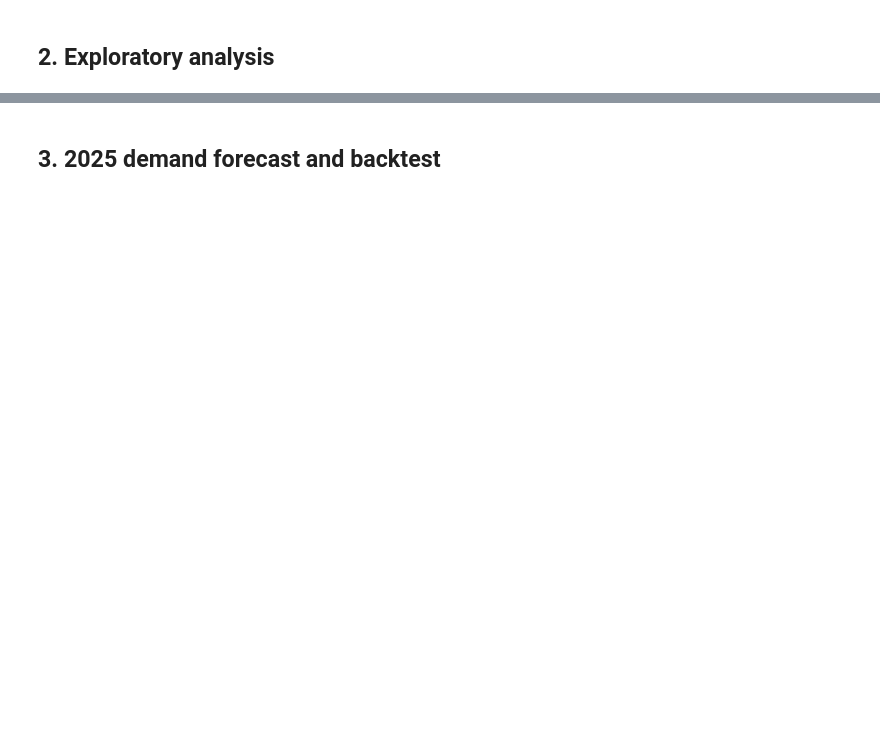
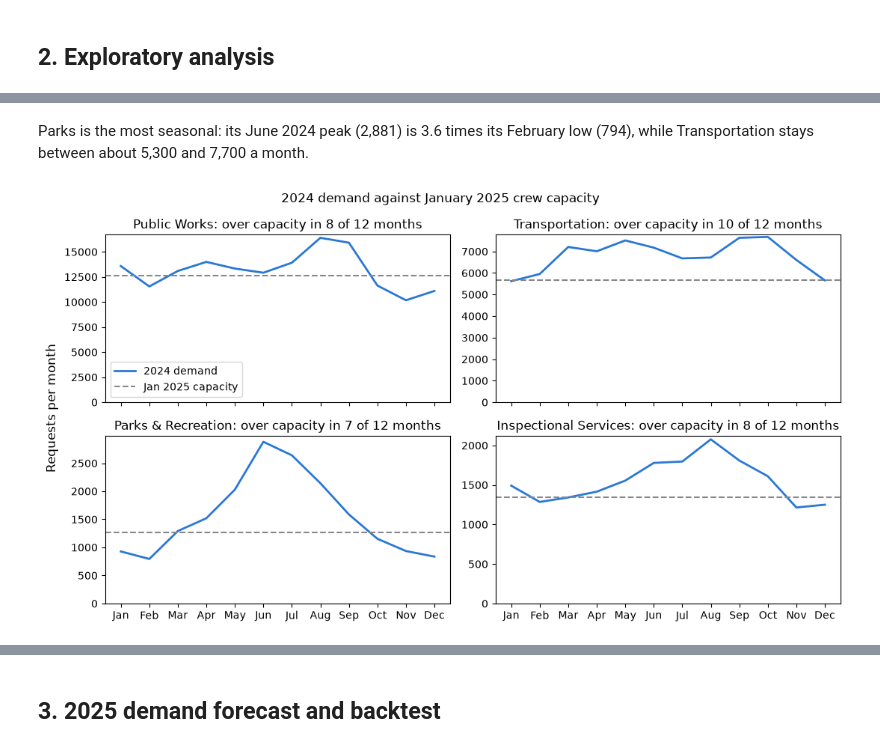
Before and after one commit to nishanth3112/Bos311-Crew-Planner, a Jupyter notebook: notebooks/boston311_crew_planner.ipynb, the cells around one changed output, grey strips where cells are left out. Saved outputs shown, nothing was run; the diff lists cells and outputs as text; code cells hidden in the pictures; blank space fills up the shorter version.

```diff
--- a/notebooks/boston311_crew_planner.ipynb
+++ b/notebooks/boston311_crew_planner.ipynb
@@ -61,0 +159,19 @@ LLM_MODEL: openai/gpt-oss-20b
+# %% [markdown]
+Parks is the most seasonal: its June 2024 peak (2,881) is 3.6 times its February low (794), while Transportation stays between about 5,300 and 7,700 a month.
+# %%
+fig, axes = plt.subplots(2, 2, figsize=(11, 6), sharex=True)
+for ax, (code, d) in zip(axes.flat, DEPTS.items()):
+    m = monthly[(monthly.dept == code) & monthly.month.str.startswith("2024")]
+    cap = d["jan_crews"] * d["per_crew_day"] * WORK_DAYS
+    months = pd.to_datetime(m.month).dt.strftime("%b")
+    ax.plot(months, m.requests, color=BLUE, lw=2, label="2024 demand")
+    ax.axhline(cap, color=GRAY, ls="--", lw=1.5, label="Jan 2025 capacity")
+    ax.set_title(f"{d['name']}: over capacity in {(m.requests > cap).sum()} of 12 months")
+    ax.set_ylim(bottom=0)
+axes[0, 0].legend()
+fig.supylabel("Requests per month")
+fig.suptitle("2024 demand against January 2025 crew capacity")
+fig.tight_layout()
+plt.show()
+# %% [output]
+[figure, added]
```
Also changed, not shown: parts of 16 cells of this notebook, 3 other files.
